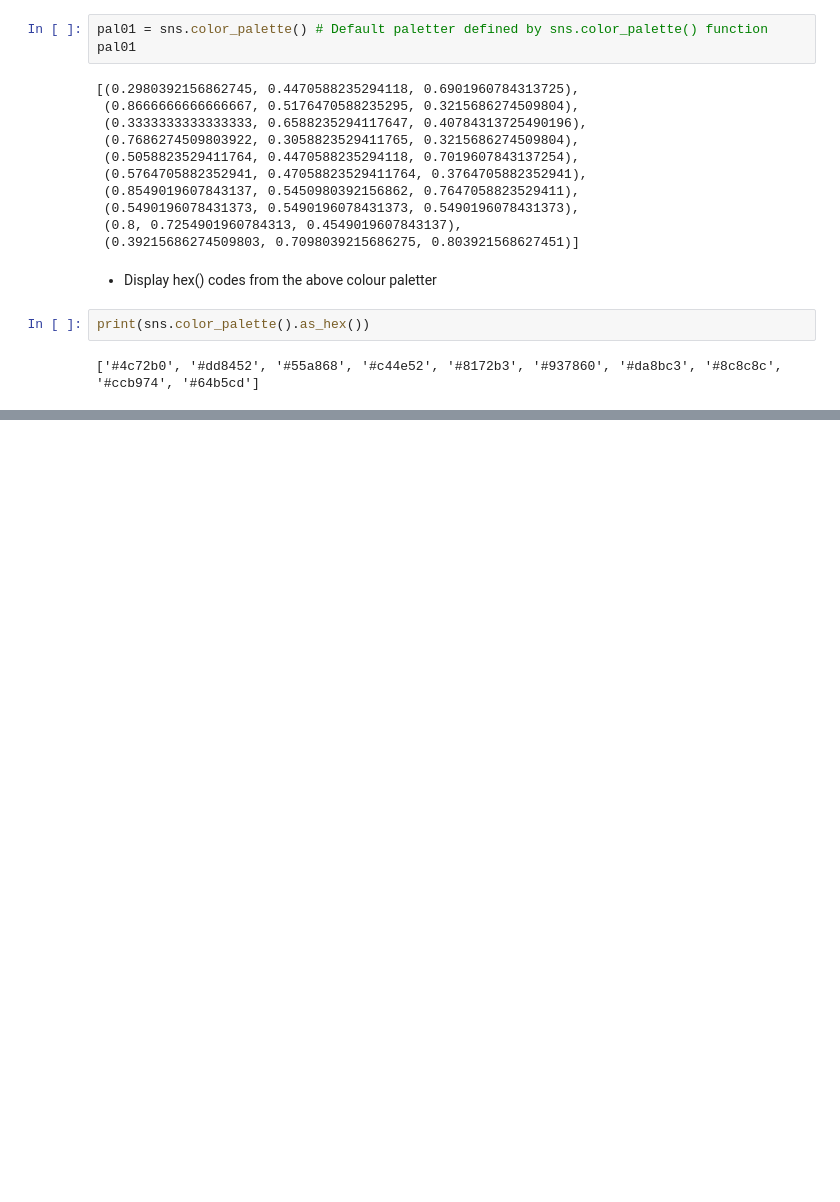
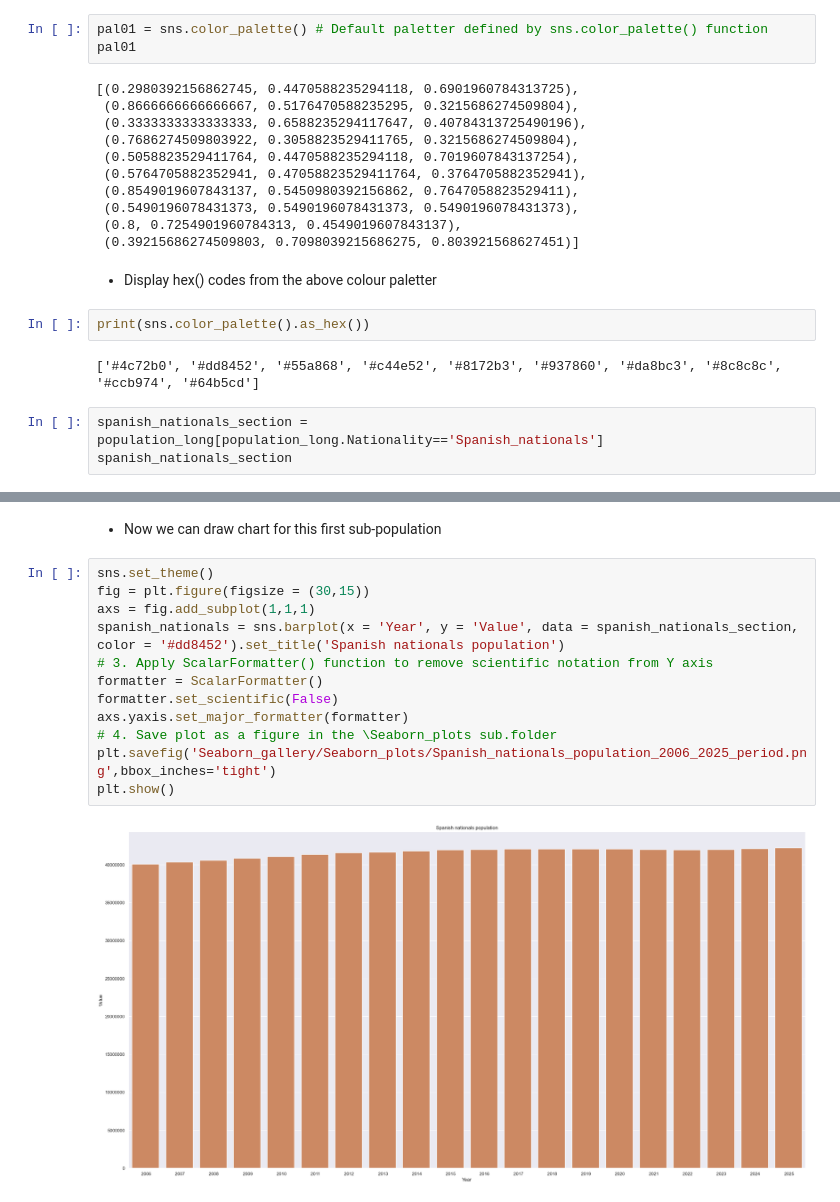
Before and after one commit to Pablo-source/ML-using-Python, a Jupyter notebook: Seaborn_gallery/02_percent_barplot_population_nationality_win_os.ipynb, the cells around one changed output, grey strips where cells are left out. Drawn from its saved outputs; the diff is of its cells as text; blank space fills up the shorter version.

Commit message:
spanish_national_seaborn_plot_completed

```diff
--- a/Seaborn_gallery/02_percent_barplot_population_nationality_win_os.ipynb
+++ b/Seaborn_gallery/02_percent_barplot_population_nationality_win_os.ipynb
@@ -402,3 +402,6 @@ pal01
 print(sns.color_palette().as_hex())
 # %% [output]
 ['#4c72b0', '#dd8452', '#55a868', '#c44e52', '#8172b3', '#937860', '#da8bc3', '#8c8c8c', '#ccb974', '#64b5cd']
+# %%
+spanish_nationals_section = population_long[population_long.Nationality=='Spanish_nationals']
+spanish_nationals_section
@@ -404,0 +426,16 @@ print(sns.color_palette().as_hex())
+# %% [markdown]
+- Now we can draw chart for this first sub-population
+# %%
+sns.set_theme()
+fig = plt.figure(figsize = (30,15))
+axs = fig.add_subplot(1,1,1)
+spanish_nationals = sns.barplot(x = 'Year', y = 'Value', data = spanish_nationals_section, color = '#dd8452').set_title('Spanish nationals population')
+# 3. Apply ScalarFormatter() function to remove scientific notation from Y axis
+formatter = ScalarFormatter()
+formatter.set_scientific(False)
+axs.yaxis.set_major_formatter(formatter)
+# 4. Save plot as a figure in the \Seaborn_plots sub.folder
+plt.savefig('Seaborn_gallery/Seaborn_plots/Spanish_nationals_population_2006_2025_period.png',bbox_inches='tight')
+plt.show()
+# %% [output]
+[figure, added]
```
Also changed, not shown: parts of 1 cell of this notebook.
